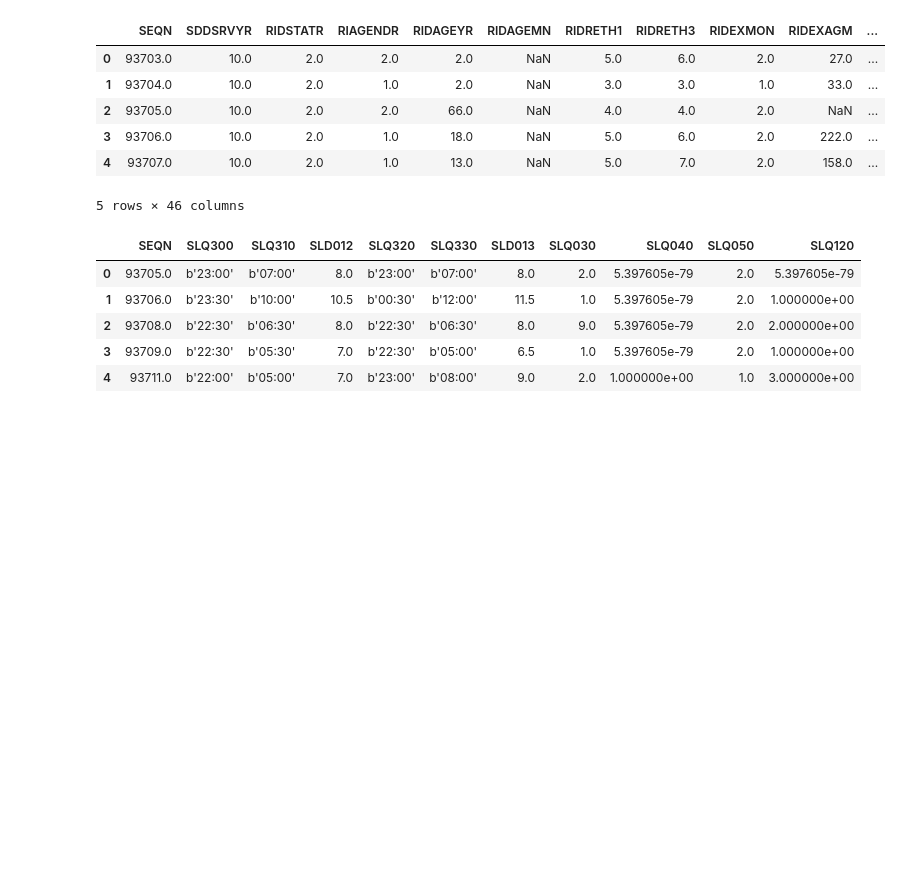
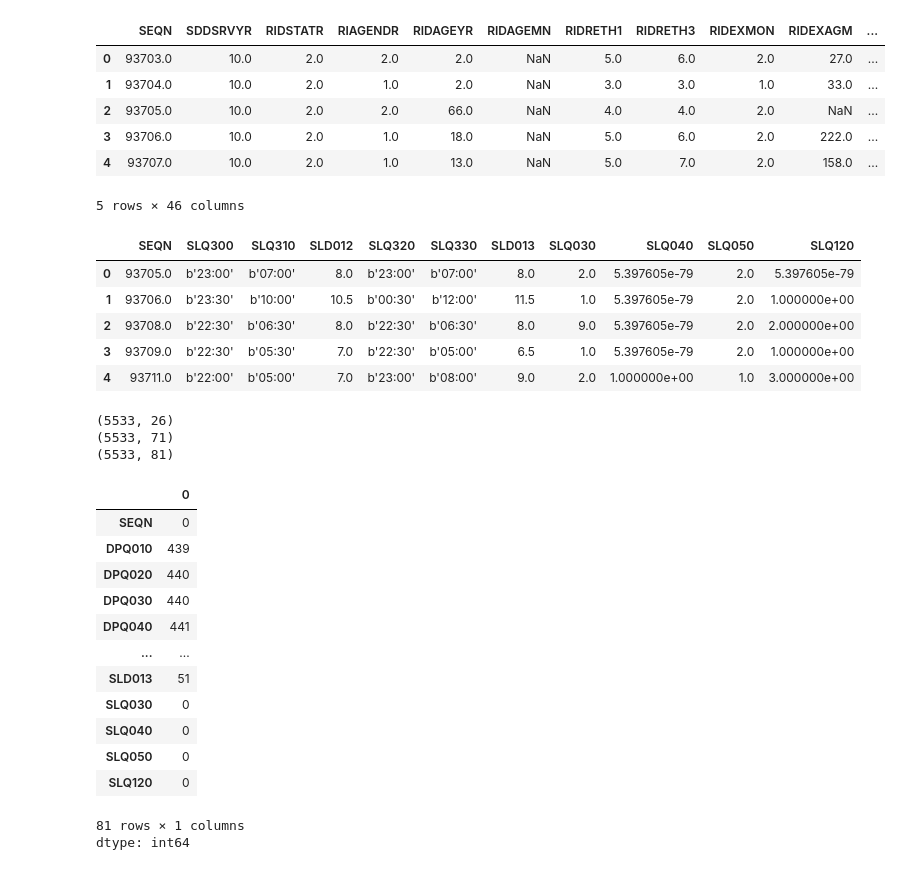
Before and after one commit to aidenjbrown/Intermediate_Data_Science_CS_28, a Jupyter notebook: scripts/EDA.ipynb, the cells around one changed output. Cells and saved outputs as stored; diff of their text form; code cells hidden in the pictures; blank space fills up the shorter version.

```diff
--- a/scripts/EDA.ipynb
+++ b/scripts/EDA.ipynb
@@ -56,3 +75,32 @@ display(sleep.head())
 | 2 | 93708.0 | b'22:30' | b'06:30' | 8.0 | b'22:30' | b'06:30' | 8.0 | 9.0 | 5.397605e-79 | 2.0 | 2.000000e+00 |
 | 3 | 93709.0 | b'22:30' | b'05:30' | 7.0 | b'22:30' | b'05:00' | 6.5 | 1.0 | 5.397605e-79 | 2.0 | 1.000000e+00 |
 | 4 | 93711.0 | b'22:00' | b'05:00' | 7.0 | b'23:00' | b'08:00' | 9.0 | 2.0 | 1.000000e+00 | 1.0 | 3.000000e+00 |
+# %%
+# Now we will merge all of the data based on the SEQN number. Using inner merge to make sure the SEQN exists in both datasets.
+
+merge1 = pd.merge(depression, income, on='SEQN', how = "inner")
+print(merge1.shape)
+merge2 = pd.merge(merge1, demographics, on='SEQN', how = "inner")
+print(merge2.shape)
+df = pd.merge(merge2, sleep, on='SEQN', how = "inner")
+print(df.shape)
+
+# Now we want to determine what explanatory variables we are going to keep.
+# %% [output]
+(5533, 26)
+(5533, 71)
+(5533, 81)
+|  | 0 |
+| SEQN | 0 |
+| DPQ010 | 439 |
+| DPQ020 | 440 |
+| DPQ030 | 440 |
+| DPQ040 | 441 |
+| ... | ... |
+| SLD013 | 51 |
+| SLQ030 | 0 |
+| SLQ040 | 0 |
+| SLQ050 | 0 |
+| SLQ120 | 0 |
+81 rows × 1 columns
+dtype: int64
```
Also changed, not shown: parts of 3 cells of this notebook.
